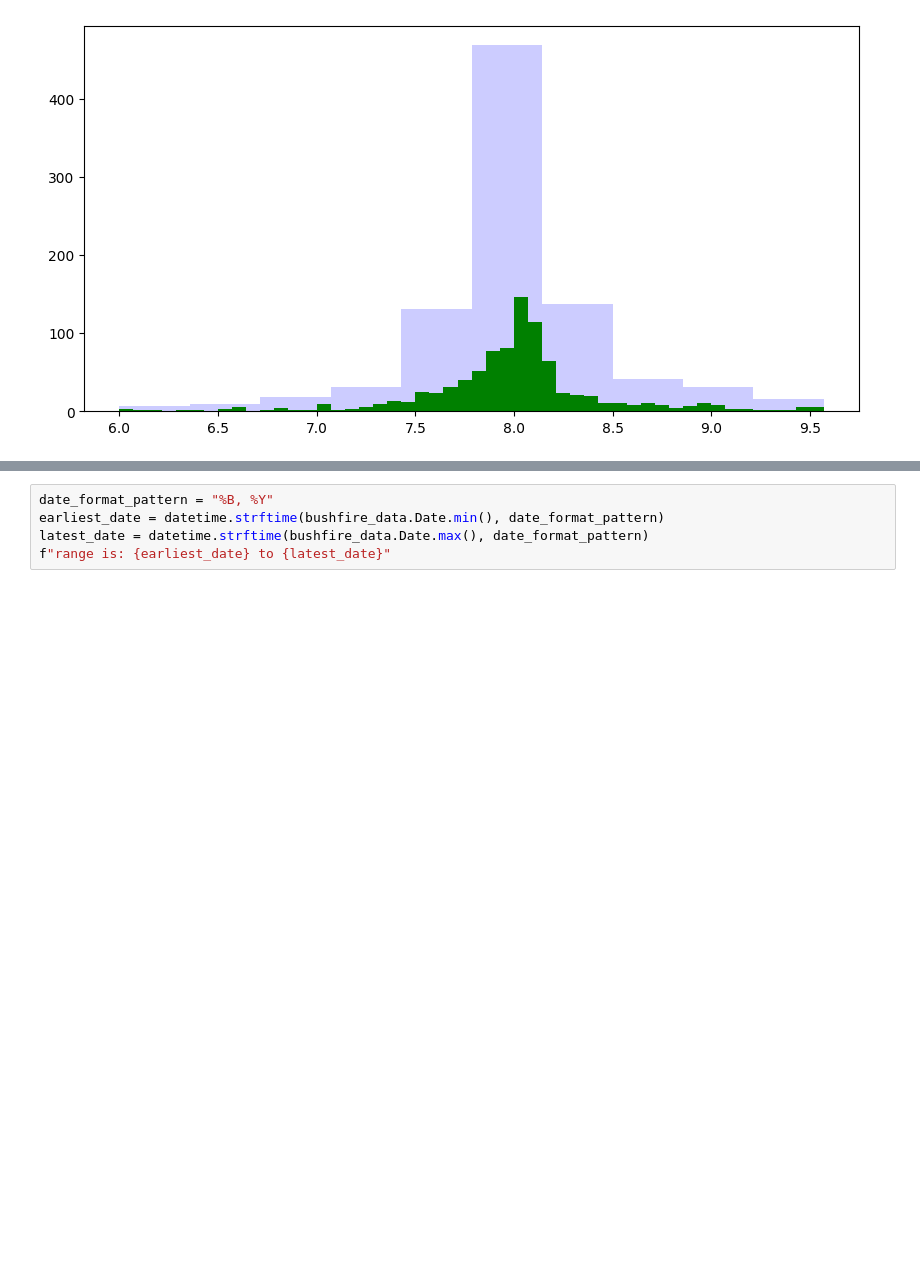
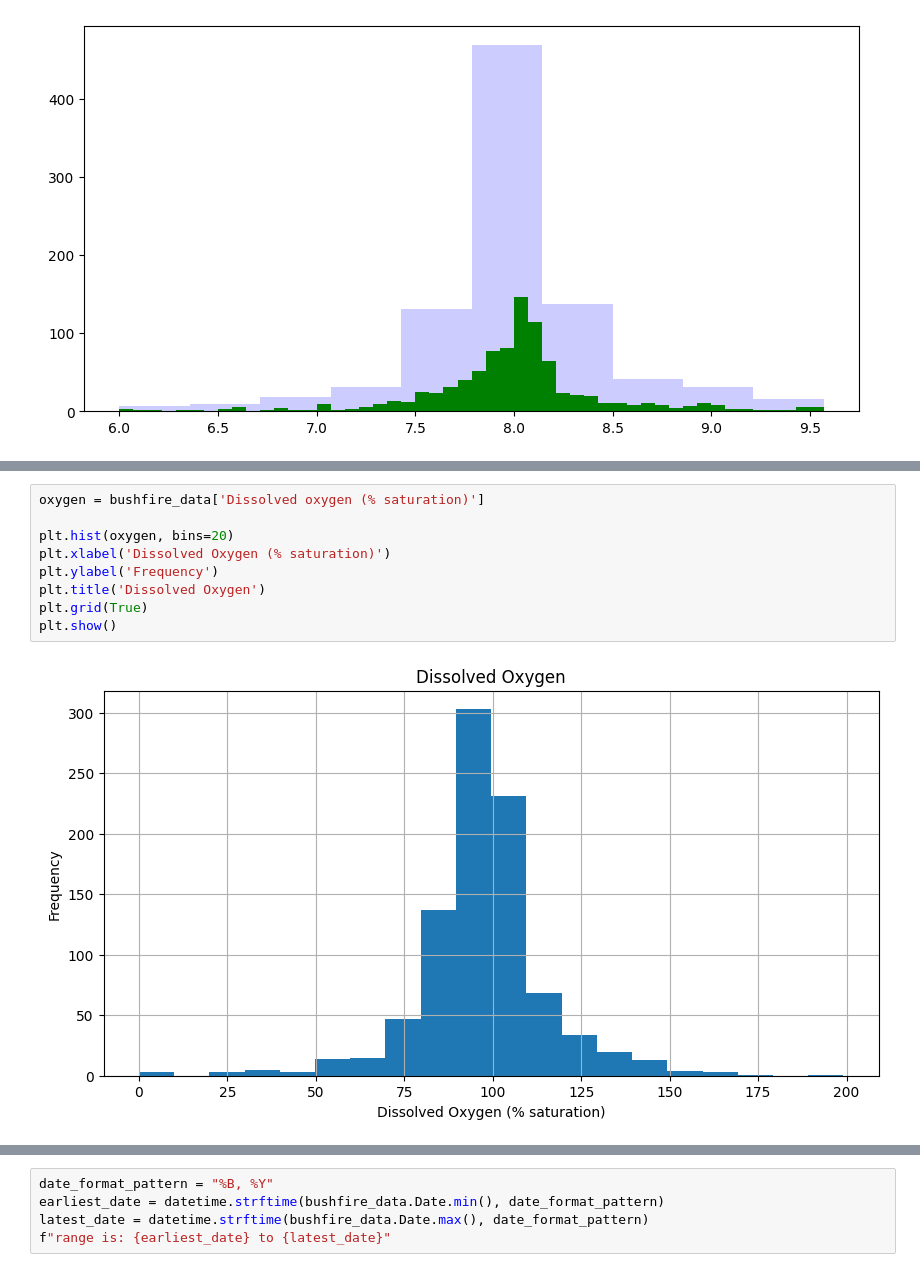
Before and after one commit to Aileenbeatrice/bushfire_data-, a Jupyter notebook: my_data_project.ipynb, the cells around one changed output, grey strips where cells are left out. Drawn from its saved outputs; the diff is of its cells as text; blank space fills up the shorter version.

```diff
--- a/my_data_project.ipynb
+++ b/my_data_project.ipynb
@@ -156,0 +195,11 @@ plt.show()
+# %%
+oxygen = bushfire_data['Dissolved oxygen (% saturation)']
+
+plt.hist(oxygen, bins=20)
+plt.xlabel('Dissolved Oxygen (% saturation)')
+plt.ylabel('Frequency')
+plt.title('Dissolved Oxygen')
+plt.grid(True)
+plt.show()
+# %% [output]
+[figure, added]
```
Also changed, not shown: parts of 20 cells of this notebook, 11 other files.
